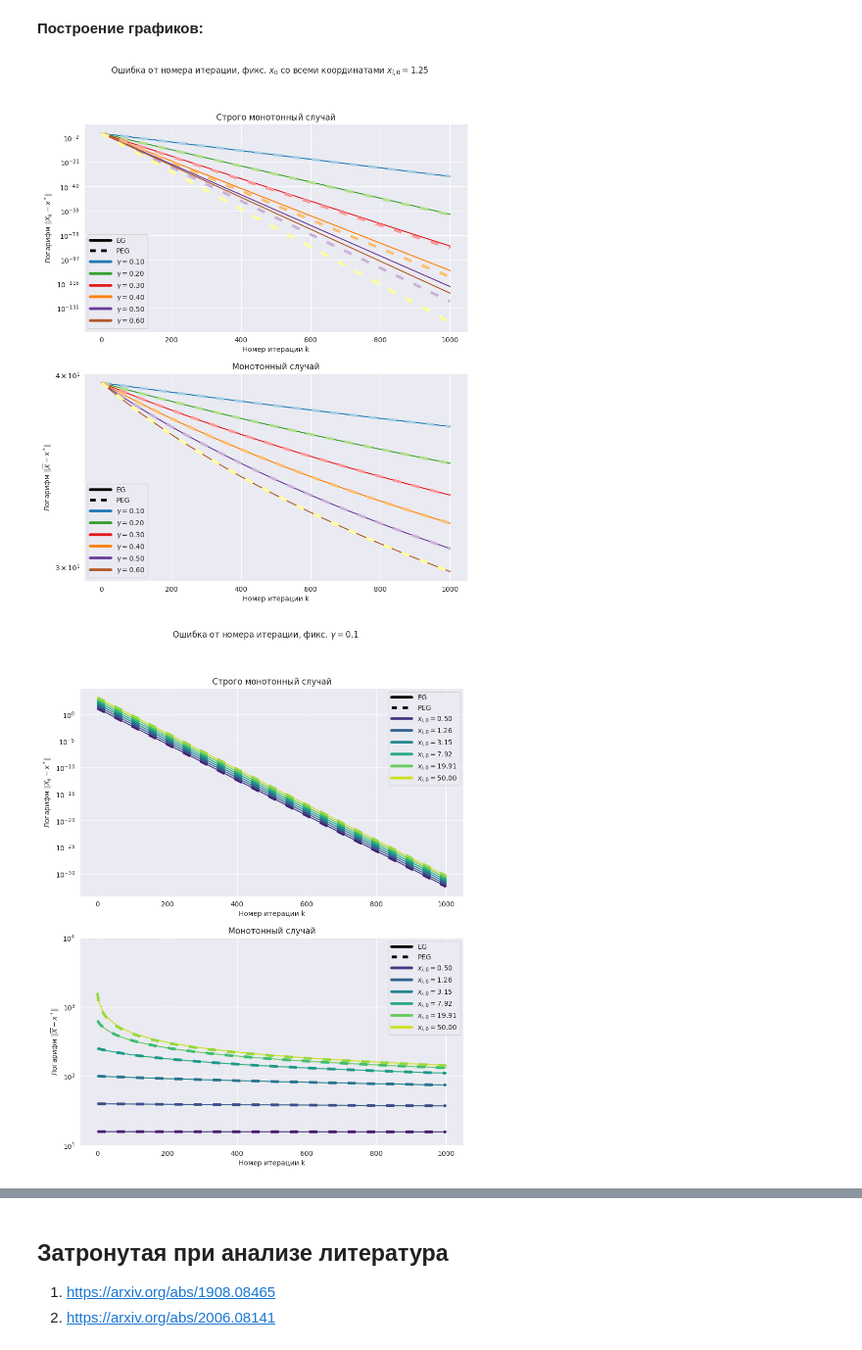
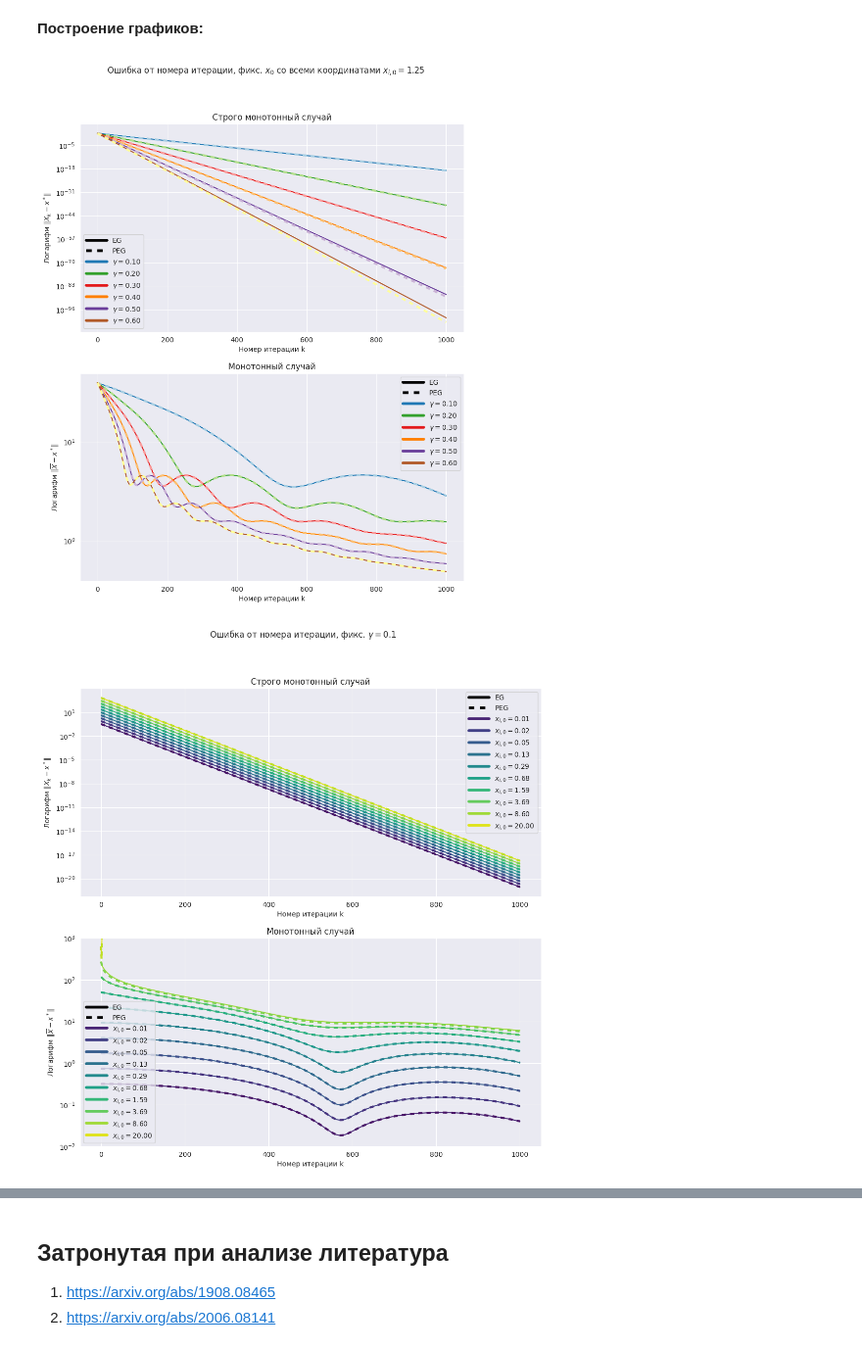
Before and after one commit to DanMax03/Single-Call-SEGM, a Jupyter notebook: analysis.ipynb, the cells around one changed output, grey strips where cells are left out. Shown at 98% size. Cells and saved outputs as stored; diff of their text form; code cells hidden in the pictures.

```diff
--- a/analysis.ipynb
+++ b/analysis.ipynb
@@ -863,10 +924,9 @@ sigma = 0.1
 coefs_arr = [(1, 0), (0, 1)] #, (1, -1)]
 coefs_labels = ['Строго монотонный случай', 'Монотонный случай'] #, '']
 # %%
-ms = jnp.array([0.200, 6.7 * 10 ** -4, 0.200, 6.7 * 10 ** -4])
-Ls = jnp.array([0.208, 6.9 * 10 ** -4, 0.208, 6.9 * 10 ** -4])
+ms = jnp.array([0.1200, 0.004, 0.1200, 0.004, 0.0250])
+Ls = jnp.array([0.1223, 0.00472, 0.1223, 0.00472, 0.0305])
 
-C = jnp.zeros(shape=(d // 2, d // 2))
 Mtxs = np.zeros(shape=(len(ms), d // 2, d // 2))
 
 for i, (m, L) in enumerate(zip(ms, Ls)):
@@ -881,10 +941,10 @@ def general_L_func(theta, phi, e1, e2, A1, A2, B1, B2, C):
     return s1 + s2 - s3 - s4 + s5
 # %%
 L_funcs = np.array([
-    jit(lambda theta, phi, coefs=coefs, Mtxs=Mtxs, C=C: general_L_func(theta,
-                                                                       phi,
-                                                                       *coefs,
-                                                                       *Mtxs, C)) for coefs in coefs_arr
+    jit(lambda theta, phi, coefs=coefs, Mtxs=Mtxs: general_L_func(theta,
+                                                                  phi,
+                                                                  *coefs,
+                                                                  *Mtxs)) for coefs in coefs_arr
 ], dtype='O')
 
 oracle_funcs = np.array([
@@ -1002,8 +1062,8 @@ fixed_gamma_func_ind = 0
 fixed_gamma_step = gamma_steps[fixed_gamma_func_ind]
 fixed_gamma_func = gamma_funcs[fixed_gamma_func_ind]
 
-x_0_cnt = 6
-x_0_coords = np.exp(np.linspace(np.log(0.5), np.log(50), x_0_cnt))
+x_0_cnt = 10
+x_0_coords = np.exp(np.linspace(np.log(0.01), np.log(20), x_0_cnt))
 x_0s = np.zeros(shape=(x_0_cnt, d))
 
 for i, x_0_coord in enumerate(x_0_coords):
@@ -1094,7 +1154,7 @@ with sns.axes_style('darkgrid'), sns.color_palette('Paired', n_colors=2 * gamma_
 
         for j in range(0, gamma_steps_cnt):
             sns.lineplot(x=ns, y=eg_one_start_errors[i, j, ::2], color=pal[2 * j + 1])
-            sns.lineplot(x=ns, y=peg_one_start_errors[i, j, ::2], color=pal[2 * j], dashes=(3, 4), lw=4)
+            sns.lineplot(x=ns, y=peg_one_start_errors[i, j, ::2], color=pal[2 * j], dashes=(2, 2), lw=3)
 
         plt.yscale('log')
 
@@ -1108,10 +1168,10 @@ with sns.axes_style('darkgrid'), sns.color_palette('Paired', n_colors=2 * gamma_
         plt.legend(legend_lines, legend_labels, handlelength=3)
     plt.show()
 # %% [output]
-[figure, old version]
+[figure, new version]
 # %%
 with sns.axes_style('darkgrid'), sns.color_palette('viridis', n_colors=2 * x_0_cnt) as pal:
-    plt.figure(figsize=(10, 12))
+    plt.figure(figsize=(12, 12))
     plt.suptitle('Ошибка от номера итерации, фикс. $\\gamma = {}$'.format(fixed_gamma_step))
 
     legend_lines = [
@@ -1123,36 +1183,36 @@ with sns.axes_style('darkgrid'), sns.color_palette('viridis', n_colors=2 * x_0_c
         'PEG'
     ]
 
     ns = np.arange(K + 1)
 
     for i, x_0_coord in enumerate(x_0_coords):
         legend_lines.append(plt.Line2D([0], [0], color=pal[2 * i + 1], lw=4))
         legend_labels.append(r'$x_{i, 0} = ' + '{:.2f}$'.format(x_0_coord))
 
-    ylims = [(None, None), (10 ** 1, 10 ** 4)]
+    ylims = [(None, None), (10 ** -2, 10 ** 3)]
 
     for i, (lbl, ylim) in enumerate(zip(coefs_labels, ylims)):
         plt.subplot(2, 1, i + 1)
         plt.title(lbl)
 
         for j in range(0, x_0_cnt):
             sns.lineplot(x=ns, y=eg_one_step_errors[i, j, ::2], color=pal[2 * j + 1])
-            sns.lineplot(x=ns, y=peg_one_step_errors[i, j, ::2], color=pal[2 * j], dashes=(3, 4), lw=4)
+            sns.lineplot(x=ns, y=peg_one_step_errors[i, j, ::2], color=pal[2 * j], dashes=(2, 2), lw=3)
 
         plt.yscale('log')
         plt.ylim(ylim)
 
         plt.xlabel('Номер итерации k')
 
         if i == 1:
             plt.ylabel('Логарифм ' + r'$\|\overline{X} - x^*\|$')
         else:
             plt.ylabel('Логарифм ' + r'$\|X_k - x^*\|$')
 
         plt.legend(legend_lines, legend_labels, handlelength=3)
     plt.show()
 # %% [output]
-[figure, old version]
+[figure, new version]
 # %% [markdown]
 **Дополнительные выводы:**
 1. Сходимость в строго монотонном случае не зависит от расстояния до ответа
```
Also changed, not shown: parts of 3 cells of this notebook.
